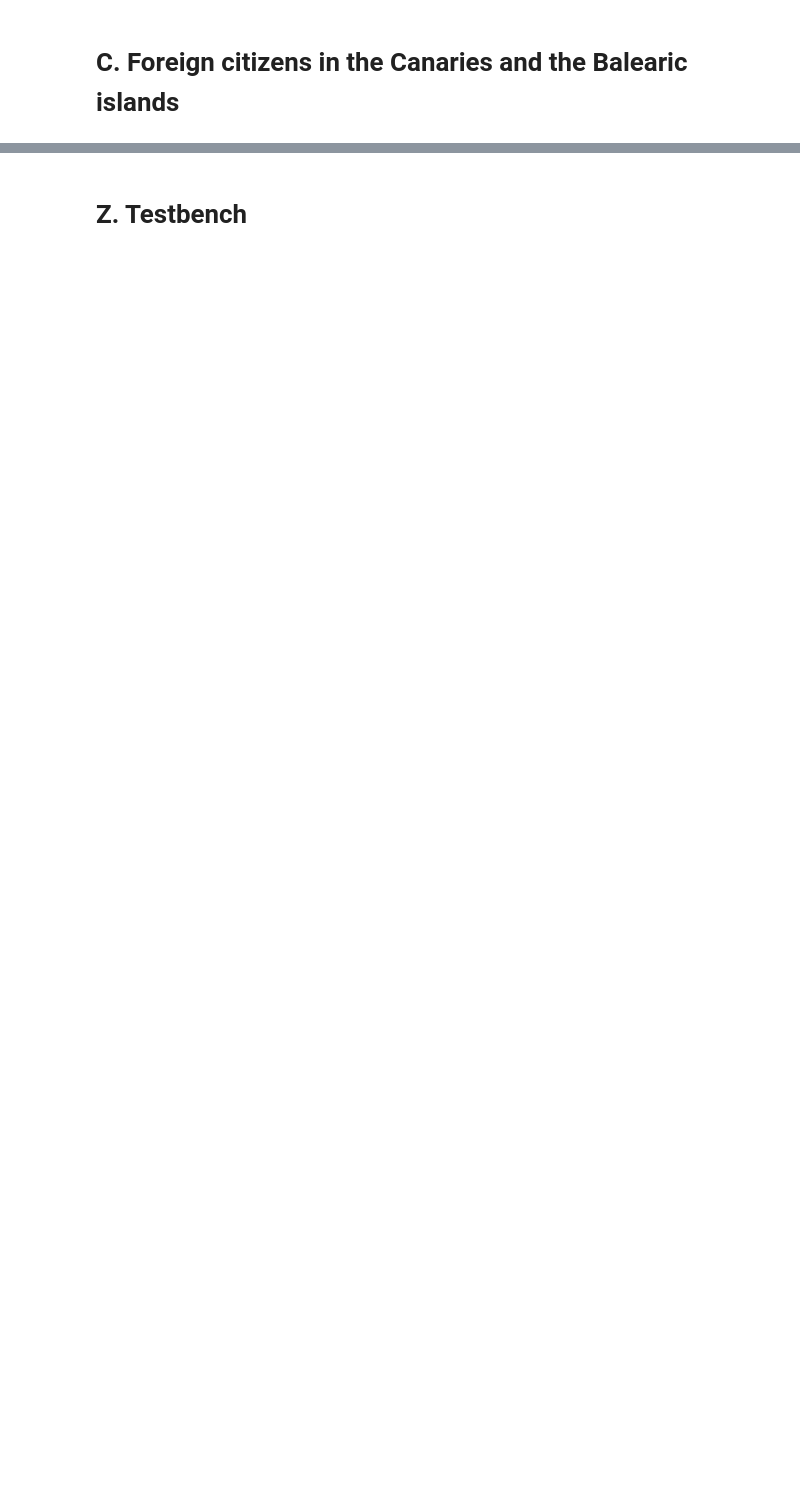
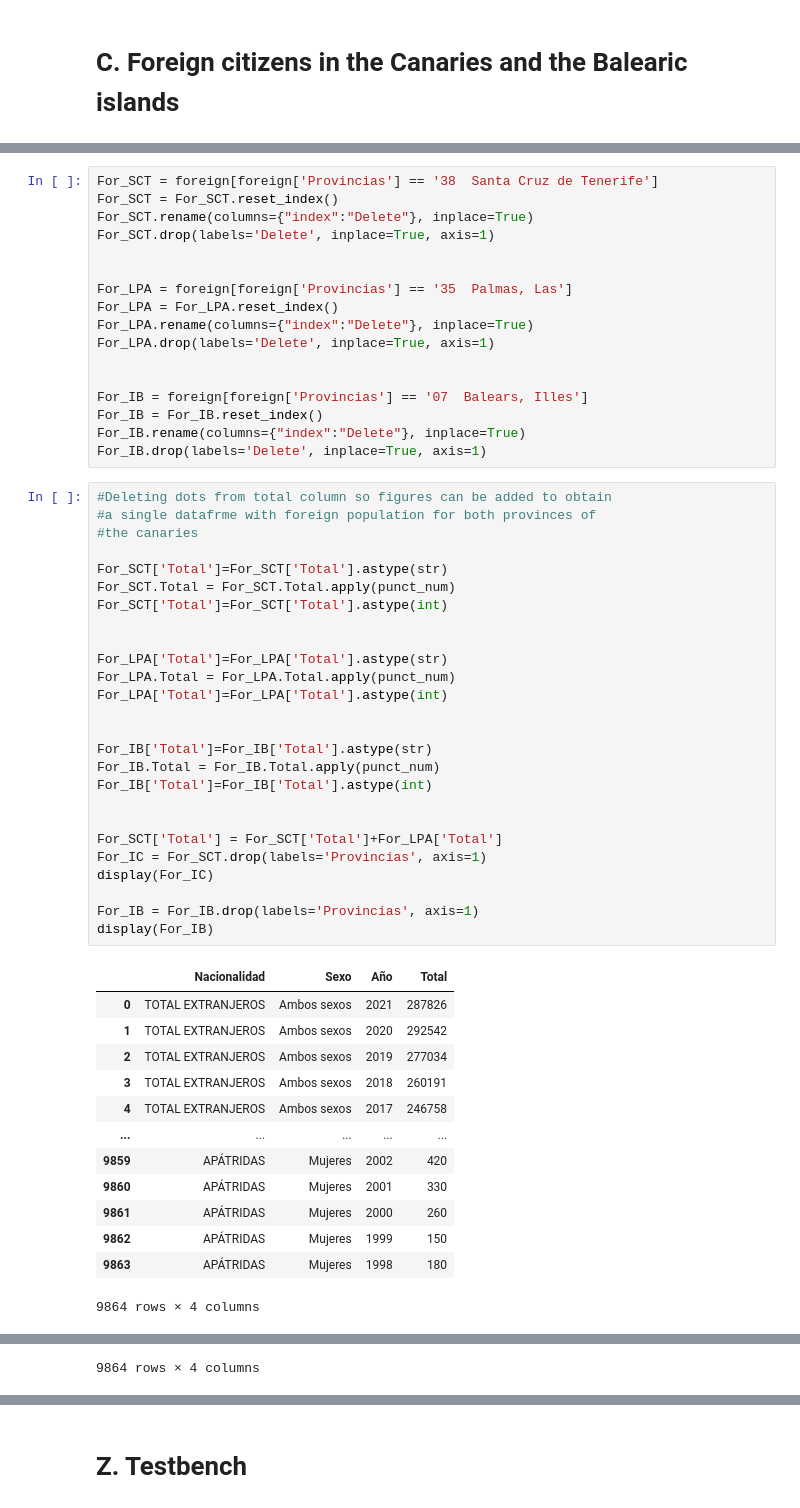
Before and after one commit to DiSanchz/ETL-Project, a Jupyter notebook: Cleaning + Enriching.ipynb, the cells around one changed output, grey strips where cells are left out. Saved outputs shown, nothing was run; the diff lists cells and outputs as text; blank space fills up the shorter version.

```diff
--- a/Cleaning + Enriching.ipynb
+++ b/Cleaning + Enriching.ipynb
@@ -424,0 +481,57 @@ display(df_M)
+# %%
+For_SCT = foreign[foreign['Provincias'] == '38  Santa Cruz de Tenerife']
+For_SCT = For_SCT.reset_index()
+For_SCT.rename(columns={"index":"Delete"}, inplace=True)
+For_SCT.drop(labels='Delete', inplace=True, axis=1)
+
+
+For_LPA = foreign[foreign['Provincias'] == '35  Palmas, Las']
+For_LPA = For_LPA.reset_index()
+For_LPA.rename(columns={"index":"Delete"}, inplace=True)
+For_LPA.drop(labels='Delete', inplace=True, axis=1)
+
+
+For_IB = foreign[foreign['Provincias'] == '07  Balears, Illes']
+For_IB = For_IB.reset_index()
+For_IB.rename(columns={"index":"Delete"}, inplace=True)
+For_IB.drop(labels='Delete', inplace=True, axis=1)
+# %%
+#Deleting dots from total column so figures can be added to obtain
+#a single datafrme with foreign population for both provinces of
+#the canaries
+
+For_SCT['Total']=For_SCT['Total'].astype(str)
+For_SCT.Total = For_SCT.Total.apply(punct_num)
+For_SCT['Total']=For_SCT['Total'].astype(int)
+
+
+For_LPA['Total']=For_LPA['Total'].astype(str)
+For_LPA.Total = For_LPA.Total.apply(punct_num)
+For_LPA['Total']=For_LPA['Total'].astype(int)
+
+
+For_IB['Total']=For_IB['Total'].astype(str)
+For_IB.Total = For_IB.Total.apply(punct_num)
+For_IB['Total']=For_IB['Total'].astype(int)
+
+
+For_SCT['Total'] = For_SCT['Total']+For_LPA['Total']
+For_IC = For_SCT.drop(labels='Provincias', axis=1)
+display(For_IC)
+
+For_IB = For_IB.drop(labels='Provincias', axis=1)
+display(For_IB)
+# %% [output]
+|  | Nacionalidad | Sexo | Año | Total |
+| 0 | TOTAL EXTRANJEROS | Ambos sexos | 2021 | 287826 |
+| 1 | TOTAL EXTRANJEROS | Ambos sexos | 2020 | 292542 |
+| 2 | TOTAL EXTRANJEROS | Ambos sexos | 2019 | 277034 |
+| 3 | TOTAL EXTRANJEROS | Ambos sexos | 2018 | 260191 |
+| 4 | TOTAL EXTRANJEROS | Ambos sexos | 2017 | 246758 |
+| ... | ... | ... | ... | ... |
+| 9859 | APÁTRIDAS | Mujeres | 2002 | 420 |
+| 9860 | APÁTRIDAS | Mujeres | 2001 | 330 |
+| 9861 | APÁTRIDAS | Mujeres | 2000 | 260 |
+| 9862 | APÁTRIDAS | Mujeres | 1999 | 150 |
+| 9863 | APÁTRIDAS | Mujeres | 1998 | 180 |
+9864 rows × 4 columns
@@ -424,0 +550 @@ display(df_M)
+9864 rows × 4 columns
```
Also changed, not shown: parts of 19 cells of this notebook, 21 other files.
